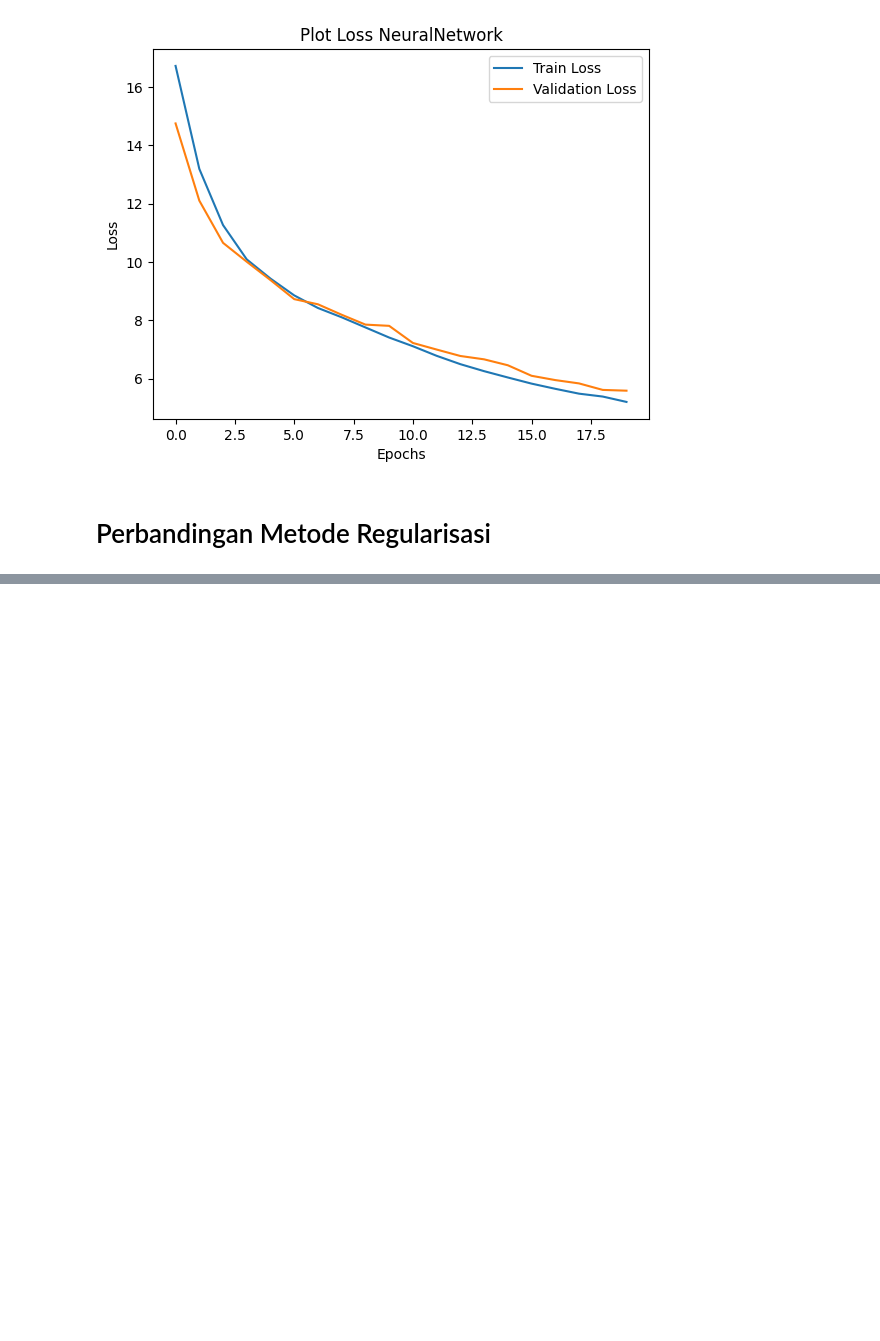
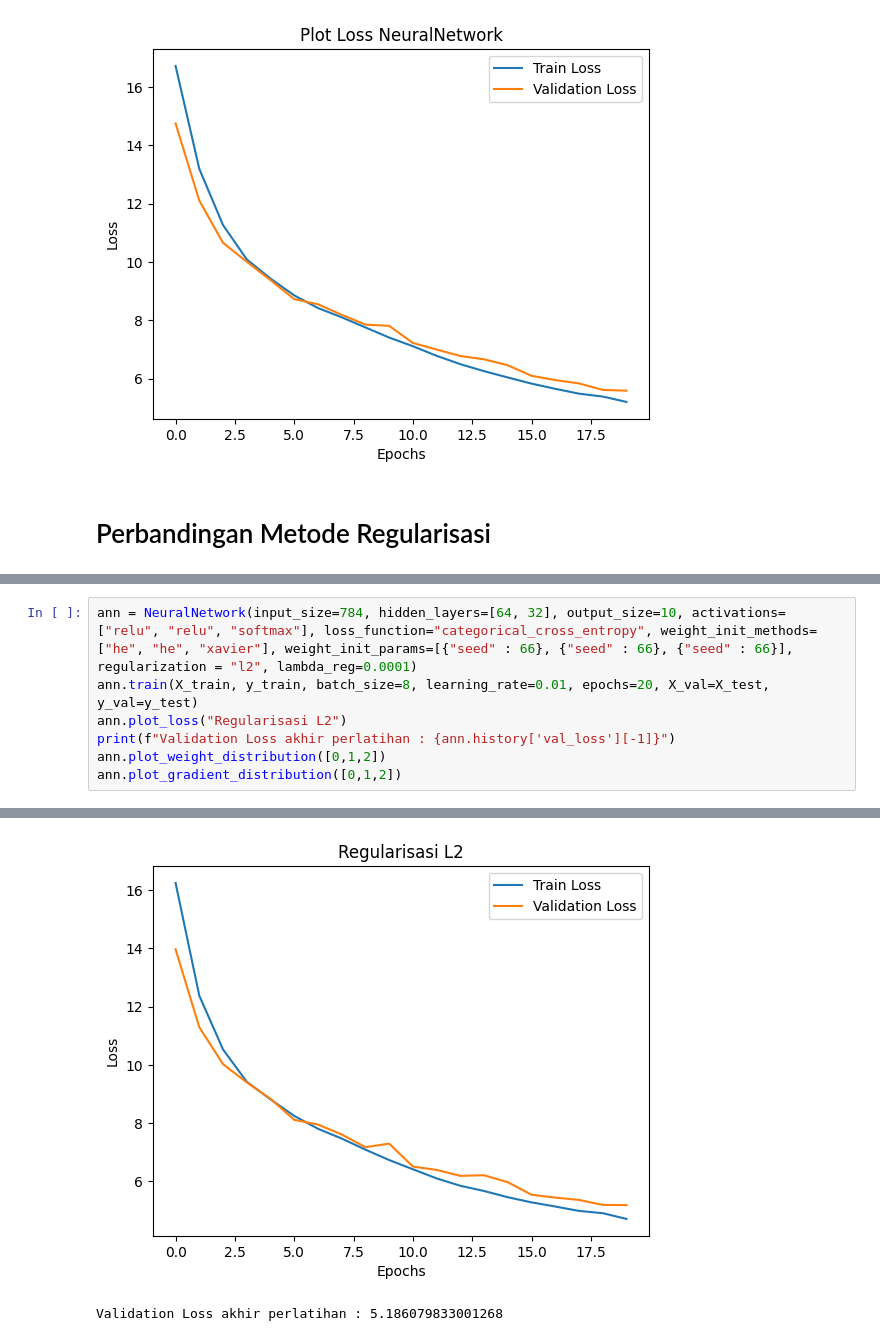
Before and after one commit to UburUburLembur/TugasBesar1IF3270_Kelompok16, a Jupyter notebook: src/test.ipynb, the cells around one changed output, grey strips where cells are left out. Drawn from its saved outputs; the diff is of its cells as text; blank space fills up the shorter version.

```diff
--- a/src/test.ipynb
+++ b/src/test.ipynb
@@ -662,0 +707,8 @@ Validation Loss akhir perlatihan : 17.78998473716313
+# %%
+ann = NeuralNetwork(input_size=784, hidden_layers=[64, 32], output_size=10, activations=["relu", "relu", "softmax"], loss_function="categorical_cross_entropy", weight_init_methods=["he", "he", "xavier"], weight_init_params=[{"seed" : 66}, {"seed" : 66}, {"seed" : 66}], regularization = "l2", lambda_reg=0.0001)
+ann.train(X_train, y_train, batch_size=8, learning_rate=0.01, epochs=20, X_val=X_test, y_val=y_test)
+ann.plot_loss("Regularisasi L2")
+print(f"Validation Loss akhir perlatihan : {ann.history['val_loss'][-1]}")
+ann.plot_weight_distribution([0,1,2])
+ann.plot_gradient_distribution([0,1,2])
+# %% [output]
@@ -662,0 +725,2 @@ Validation Loss akhir perlatihan : 17.78998473716313
+[figure, added]
+Validation Loss akhir perlatihan : 5.186079833001268
```
Also changed, not shown: parts of 17 cells of this notebook, 1 other file.
